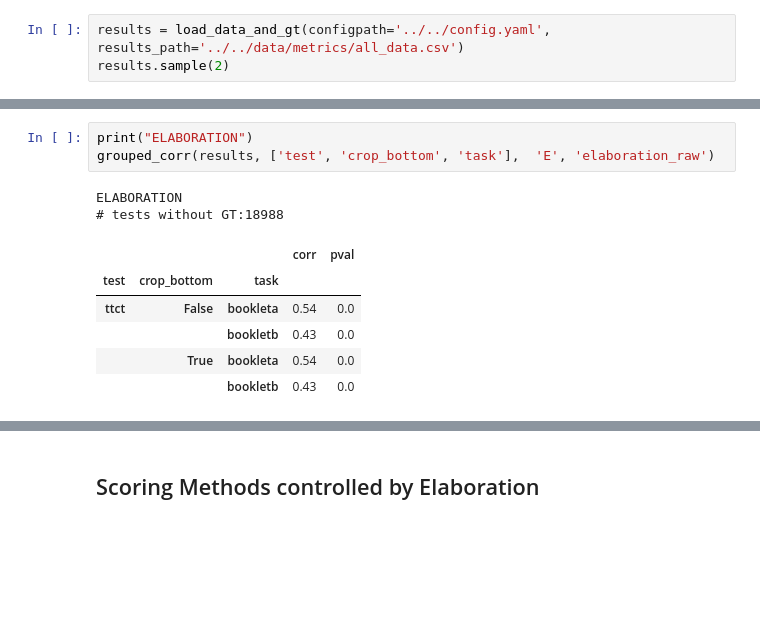
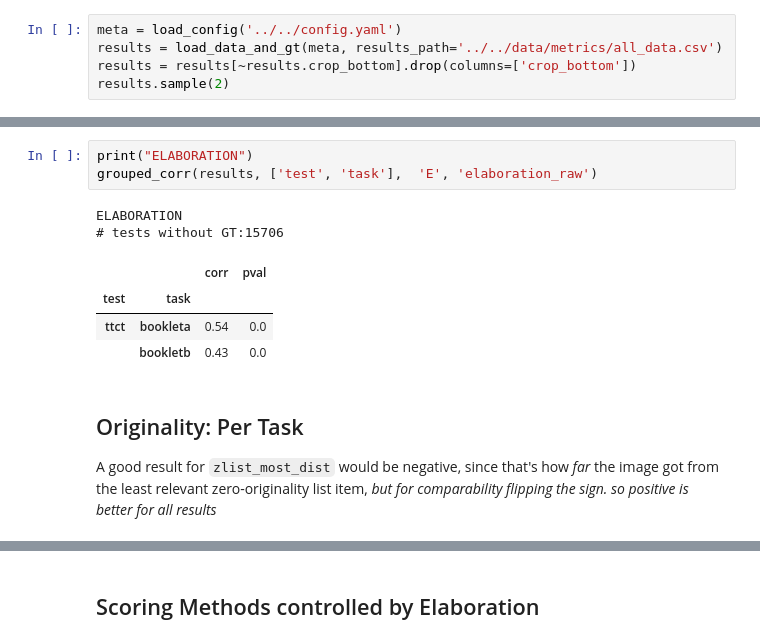
Before and after one commit to massivetexts/motes-figural, a Jupyter notebook: notebooks/analysis/analysis-unsupervised.ipynb, the cells around one changed output, grey strips where cells are left out. Saved outputs shown, nothing was run; the diff lists cells and outputs as text; blank space fills up the shorter version.

```diff
--- a/notebooks/analysis/analysis-unsupervised.ipynb
+++ b/notebooks/analysis/analysis-unsupervised.ipynb
@@ -12,4 +15,6 @@ Load all ground truth, concate, load results, merge and clean.
 # %%
-results = load_data_and_gt(configpath='../../config.yaml', results_path='../../data/metrics/all_data.csv')
+meta = load_config('../../config.yaml')
+results = load_data_and_gt(meta, results_path='../../data/metrics/all_data.csv')
+results = results[~results.crop_bottom].drop(columns=['crop_bottom'])
 results.sample(2)
 # %% [output]
@@ -46,12 +54,14 @@ grouped_corr(results, ['test', 'crop_bottom', 'task', 'activity'],  'E', 'elabor
 # %%
 print("ELABORATION")
-grouped_corr(results, ['test', 'crop_bottom', 'task'],  'E', 'elaboration_raw')
+grouped_corr(results, ['test', 'task'],  'E', 'elaboration_raw')
 # %% [output]
 ELABORATION
-# tests without GT:18988
+# tests without GT:15706
-|  |  |  | corr | pval |
-| test | crop_bottom | task |  |  |
-| ttct | False | bookleta | 0.54 | 0.0 |
-|  |  | bookletb | 0.43 | 0.0 |
-|  | True | bookleta | 0.54 | 0.0 |
-|  |  | bookletb | 0.43 | 0.0 |
+|  |  | corr | pval |
+| test | task |  |  |
+| ttct | bookleta | 0.54 | 0.0 |
+|  | bookletb | 0.43 | 0.0 |
+# %% [markdown]
+## Originality: Per Task
+
+A good result for `zlist_most_dist` would be negative, since that's how *far* the image got from the least relevant zero-originality list item, *but for comparability flipping the sign. so positive is better for all results*
```
Also changed, not shown: parts of 21 cells of this notebook.
